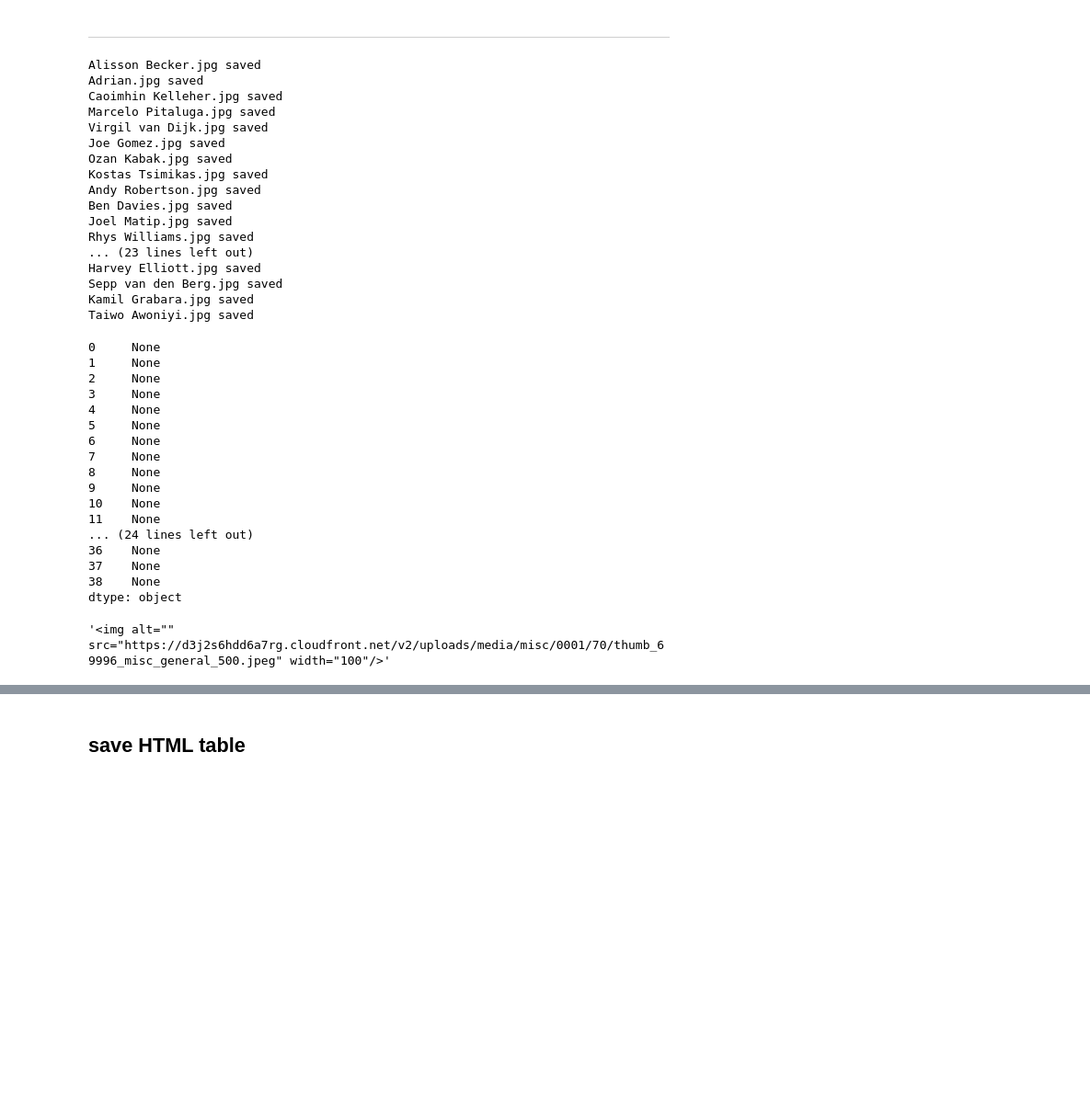
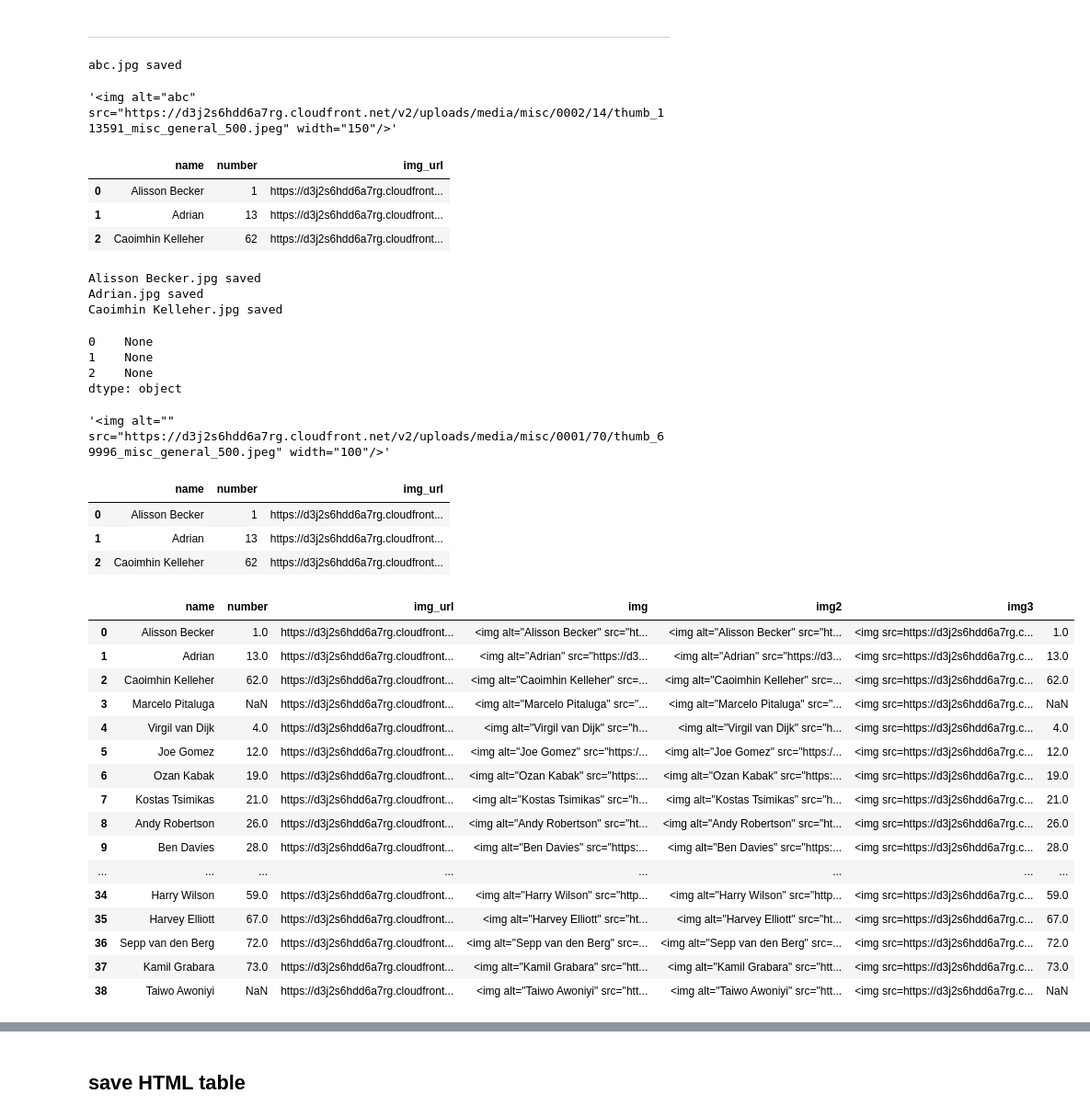
Before and after one commit to supitchasaw/ds_class_2021, a Jupyter notebook: example/webscraping_liverpool_fc.ipynb, the cells around one changed output, grey strips where cells are left out. Shown at 92% size. Drawn from its saved outputs; the diff is of its cells as text; code cells hidden in the pictures; blank space fills up the shorter version.

```diff
--- a/example/webscraping_liverpool_fc.ipynb
+++ b/example/webscraping_liverpool_fc.ipynb
@@ -206,44 +210,60 @@ def download_img(url, imgfilename=None):
         imgfilename = f'{str(uuid.uuid1())[:8]}.png'
     save_img(r.content, imgfilename)
     print(f'{imgfilename} saved')
+# %%
+download_img('https://d3j2s6hdd6a7rg.cloudfront.net/v2/uploads/media/misc/0002/14/thumb_113591_misc_general_500.jpeg', 'abc.jpg')
+# %% [output]
+abc.jpg saved
+# %%
+to_html_img('https://d3j2s6hdd6a7rg.cloudfront.net/v2/uploads/media/misc/0002/14/thumb_113591_misc_general_500.jpeg', 'abc', 150)
+# %% [output]
+'<img alt="abc" src="https://d3j2s6hdd6a7rg.cloudfront.net/v2/uploads/media/misc/0002/14/thumb_113591_misc_general_500.jpeg" width="150"/>'
+# %%
+df[:3]
+# %% [output]
+|  | name | number | img_url |
+| 0 | Alisson Becker | 1 | https://d3j2s6hdd6a7rg.cloudfront... |
+| 1 | Adrian | 13 | https://d3j2s6hdd6a7rg.cloudfront... |
+| 2 | Caoimhin Kelleher | 62 | https://d3j2s6hdd6a7rg.cloudfront... |
 # %%
-df.apply(lambda r: download_img(r['img_url'], f"{r['name']}.jpg"), axis=1)
+df[:3].apply(lambda r: download_img(r['img_url'], f"{r['name']}.jpg"), axis=1)
 # %% [output]
 Alisson Becker.jpg saved
 Adrian.jpg saved
 Caoimhin Kelleher.jpg saved
-Marcelo Pitaluga.jpg saved
-Virgil van Dijk.jpg saved
-Joe Gomez.jpg saved
-Ozan Kabak.jpg saved
-Kostas Tsimikas.jpg saved
-Andy Robertson.jpg saved
-Ben Davies.jpg saved
-Joel Matip.jpg saved
-Rhys Williams.jpg saved
-... (23 lines left out)
-Harvey Elliott.jpg saved
-Sepp van den Berg.jpg saved
-Kamil Grabara.jpg saved
-Taiwo Awoniyi.jpg saved
-0     None
-1     None
-2     None
-3     None
-4     None
-5     None
-6     None
-7     None
-8     None
-9     None
-10    None
-11    None
-... (24 lines left out)
-36    None
-37    None
-38    None
+0    None
+1    None
+2    None
 dtype: object
 # %%
 to_html_img('https://d3j2s6hdd6a7rg.cloudfront.net/v2/uploads/media/misc/0001/70/thumb_69996_misc_general_500.jpeg')
 # %% [output]
 '<img alt="" src="https://d3j2s6hdd6a7rg.cloudfront.net/v2/uploads/media/misc/0001/70/thumb_69996_misc_general_500.jpeg" width="100"/>'
+# %%
+df[:3]
+# %% [output]
+|  | name | number | img_url |
+| 0 | Alisson Becker | 1 | https://d3j2s6hdd6a7rg.cloudfront... |
+| 1 | Adrian | 13 | https://d3j2s6hdd6a7rg.cloudfront... |
+| 2 | Caoimhin Kelleher | 62 | https://d3j2s6hdd6a7rg.cloudfront... |
+# %%
+df['number']=pd.to_numeric(df['number'], errors='coerce')
+df
+# %% [output]
+|  | name | number | img_url | img | img2 | img3 |  |
+| 0 | Alisson Becker | 1.0 | https://d3j2s6hdd6a7rg.cloudfront... | <img alt="Alisson Becker" src="ht... | <img alt="Alisson Becker" src="ht... | <img src=https://d3j2s6hdd6a7rg.c... | 1.0 |
+| 1 | Adrian | 13.0 | https://d3j2s6hdd6a7rg.cloudfront... | <img alt="Adrian" src="https://d3... | <img alt="Adrian" src="https://d3... | <img src=https://d3j2s6hdd6a7rg.c... | 13.0 |
+| 2 | Caoimhin Kelleher | 62.0 | https://d3j2s6hdd6a7rg.cloudfront... | <img alt="Caoimhin Kelleher" src=... | <img alt="Caoimhin Kelleher" src=... | <img src=https://d3j2s6hdd6a7rg.c... | 62.0 |
+| 3 | Marcelo Pitaluga | NaN | https://d3j2s6hdd6a7rg.cloudfront... | <img alt="Marcelo Pitaluga" src="... | <img alt="Marcelo Pitaluga" src="... | <img src=https://d3j2s6hdd6a7rg.c... | NaN |
+| 4 | Virgil van Dijk | 4.0 | https://d3j2s6hdd6a7rg.cloudfront... | <img alt="Virgil van Dijk" src="h... | <img alt="Virgil van Dijk" src="h... | <img src=https://d3j2s6hdd6a7rg.c... | 4.0 |
+| 5 | Joe Gomez | 12.0 | https://d3j2s6hdd6a7rg.cloudfront... | <img alt="Joe Gomez" src="https:/... | <img alt="Joe Gomez" src="https:/... | <img src=https://d3j2s6hdd6a7rg.c... | 12.0 |
+| 6 | Ozan Kabak | 19.0 | https://d3j2s6hdd6a7rg.cloudfront... | <img alt="Ozan Kabak" src="https:... | <img alt="Ozan Kabak" src="https:... | <img src=https://d3j2s6hdd6a7rg.c... | 19.0 |
+| 7 | Kostas Tsimikas | 21.0 | https://d3j2s6hdd6a7rg.cloudfront... | <img alt="Kostas Tsimikas" src="h... | <img alt="Kostas Tsimikas" src="h... | <img src=https://d3j2s6hdd6a7rg.c... | 21.0 |
+| 8 | Andy Robertson | 26.0 | https://d3j2s6hdd6a7rg.cloudfront... | <img alt="Andy Robertson" src="ht... | <img alt="Andy Robertson" src="ht... | <img src=https://d3j2s6hdd6a7rg.c... | 26.0 |
+| 9 | Ben Davies | 28.0 | https://d3j2s6hdd6a7rg.cloudfront... | <img alt="Ben Davies" src="https:... | <img alt="Ben Davies" src="https:... | <img src=https://d3j2s6hdd6a7rg.c... | 28.0 |
+| ... | ... | ... | ... | ... | ... | ... | ... |
+| 34 | Harry Wilson | 59.0 | https://d3j2s6hdd6a7rg.cloudfront... | <img alt="Harry Wilson" src="http... | <img alt="Harry Wilson" src="http... | <img src=https://d3j2s6hdd6a7rg.c... | 59.0 |
+| 35 | Harvey Elliott | 67.0 | https://d3j2s6hdd6a7rg.cloudfront... | <img alt="Harvey Elliott" src="ht... | <img alt="Harvey Elliott" src="ht... | <img src=https://d3j2s6hdd6a7rg.c... | 67.0 |
+| 36 | Sepp van den Berg | 72.0 | https://d3j2s6hdd6a7rg.cloudfront... | <img alt="Sepp van den Berg" src=... | <img alt="Sepp van den Berg" src=... | <img src=https://d3j2s6hdd6a7rg.c... | 72.0 |
+| 37 | Kamil Grabara | 73.0 | https://d3j2s6hdd6a7rg.cloudfront... | <img alt="Kamil Grabara" src="htt... | <img alt="Kamil Grabara" src="htt... | <img src=https://d3j2s6hdd6a7rg.c... | 73.0 |
+| 38 | Taiwo Awoniyi | NaN | https://d3j2s6hdd6a7rg.cloudfront... | <img alt="Taiwo Awoniyi" src="htt... | <img alt="Taiwo Awoniyi" src="htt... | <img src=https://d3j2s6hdd6a7rg.c... | NaN |
```
Also changed, not shown: parts of 12 cells of this notebook.
